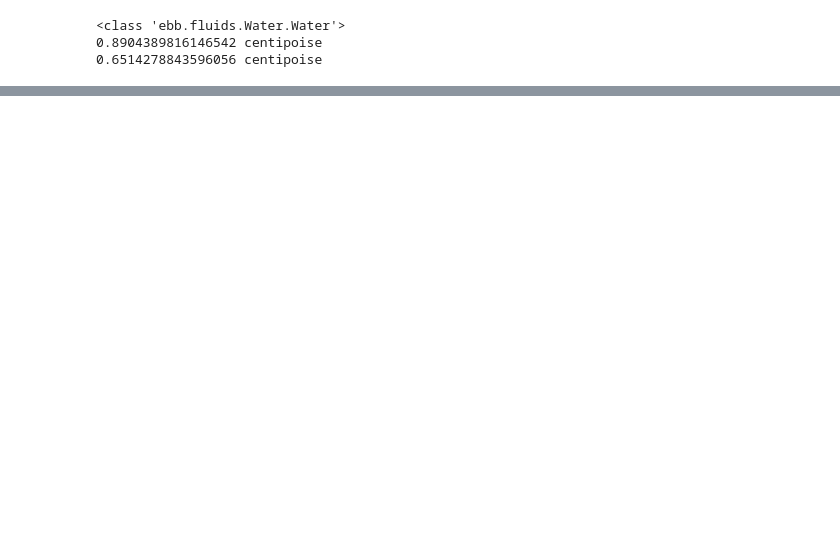
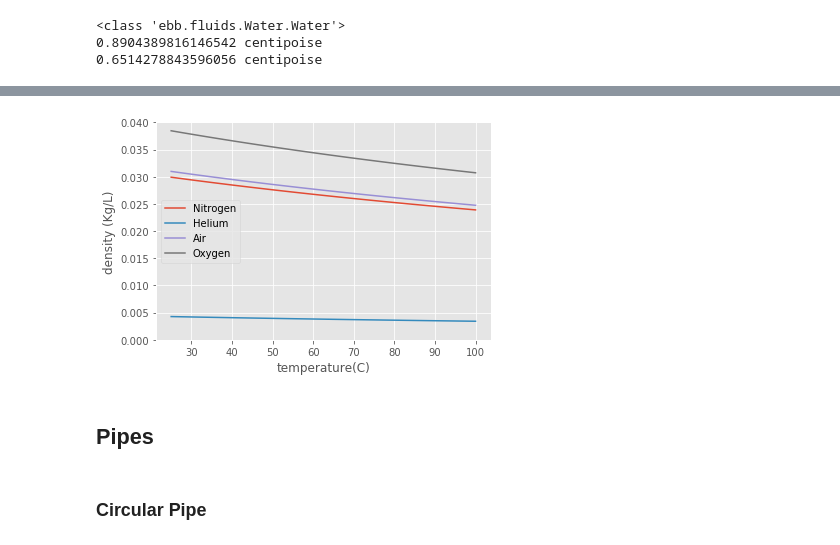
Before and after one commit to lewisamarshall/ebb, a Jupyter notebook: tutorial.ipynb, the cells around one changed output, grey strips where cells are left out. Drawn from its saved outputs; the diff is of its cells as text; code cells hidden in the pictures; blank space fills up the shorter version.

```diff
--- a/tutorial.ipynb
+++ b/tutorial.ipynb
@@ -31,3 +43,19 @@ Circular Pipe
+# %%
+temperature = np.linspace(25, 100)
+for fluid in Nitrogen, Helium, Air, Oxygen:
+    density = [fluid.density(temperature=t).m for t in temperature]
+    plt.plot(temperature, density, label=fluid.__name__)
+plt.xlabel('temperature(C)')
+plt.ylabel('density (Kg/L)')
+plt.ylim([0, 0.04])
+plt.legend()
+plt.show()
+# %% [output]
+[figure, added]
+# %% [markdown]
+## Pipes
+# %% [markdown]
+### Circular Pipe
 # %%
 pipe = CircularPipe(0.001, 10)
 print(pipe)
```
Also changed, not shown: parts of 8 cells of this notebook, 2 other files.
